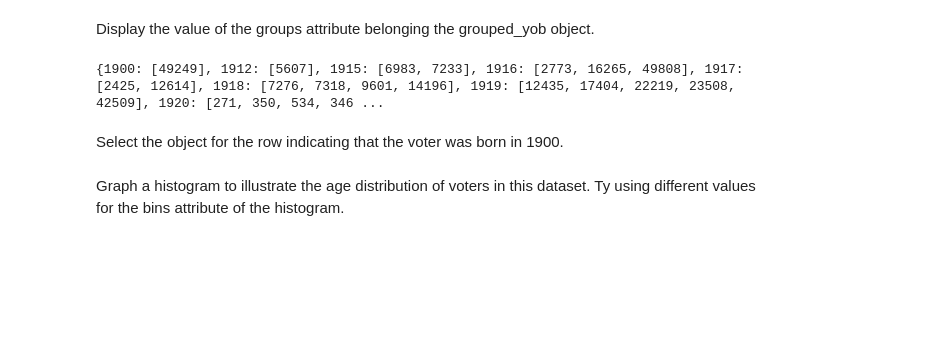
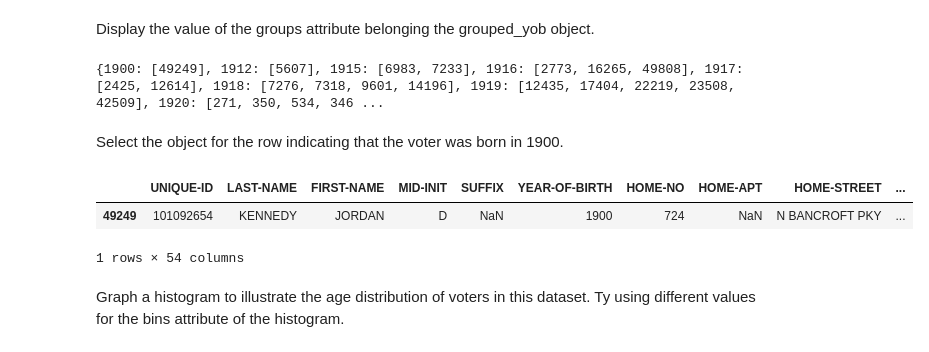
Before and after one commit to 1990Jasonlee/DataEngineering.Labs.RegisteredVotersFileWilmingtonDE, a Jupyter notebook: wilmington_de_registered_voters.ipynb, the cells around one changed output. Saved outputs shown, nothing was run; the diff lists cells and outputs as text; code cells hidden in the pictures; blank space fills up the shorter version.

```diff
--- a/wilmington_de_registered_voters.ipynb
+++ b/wilmington_de_registered_voters.ipynb
@@ -98,2 +96,8 @@ Select the object for the row indicating that the voter was born in 1900.
+# %%
+grouped_yob.get_group(1900)
+# %% [output]
+|  | UNIQUE-ID | LAST-NAME | FIRST-NAME | MID-INIT | SUFFIX | YEAR-OF-BIRTH | HOME-NO | HOME-APT | HOME-STREET | ... |
+| 49249 | 101092654 | KENNEDY | JORDAN | D | NaN | 1900 | 724 | NaN | N BANCROFT PKY | ... |
+1 rows × 54 columns
 # %% [markdown]
 Graph a histogram to  illustrate the age distribution of voters in this dataset. Ty using different values for the bins attribute of the histogram.
```
Also changed, not shown: parts of 3 cells of this notebook.
